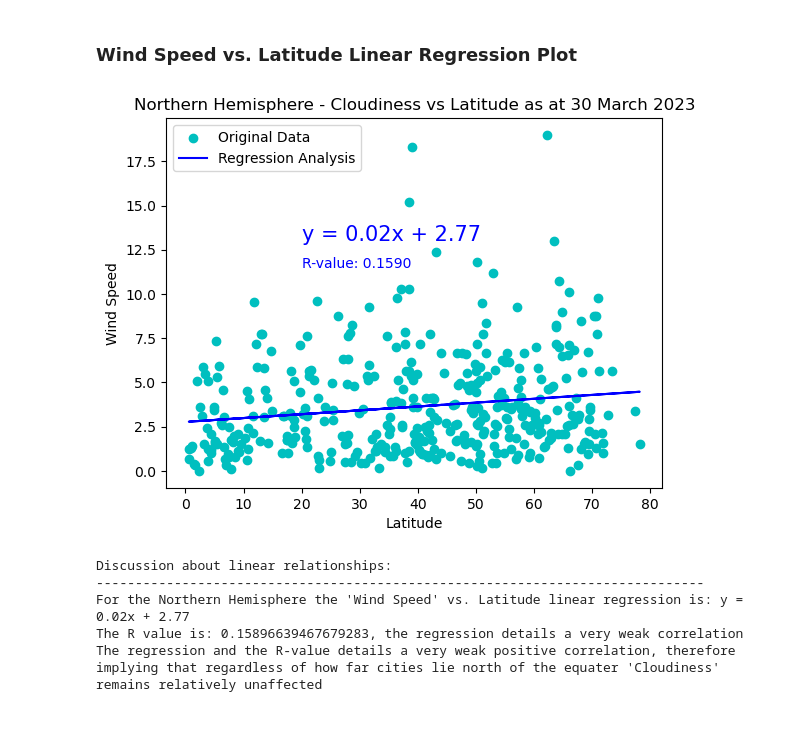
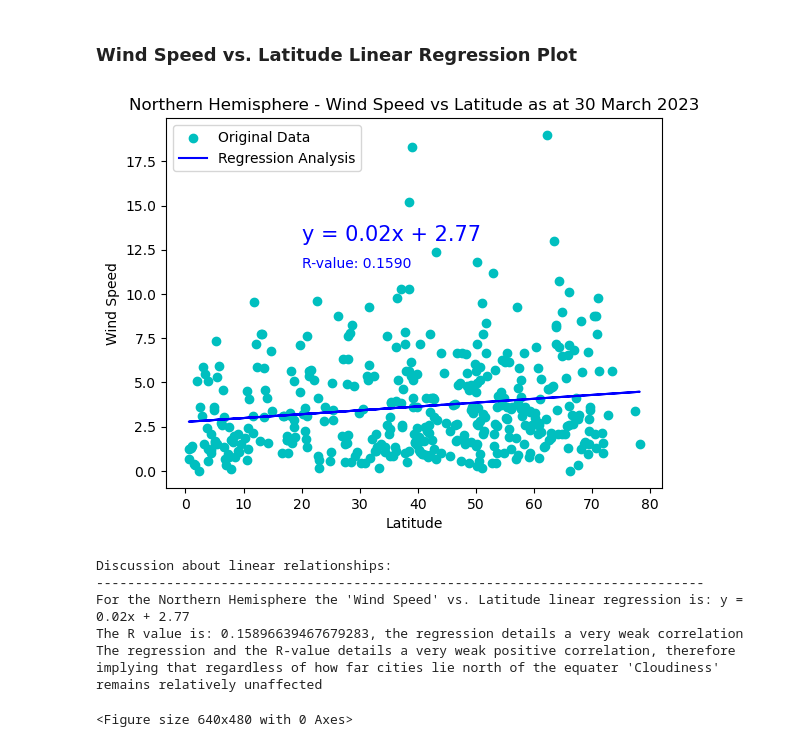
Before and after one commit to Akif23Hasan/API-Challenge, a Jupyter notebook: starter_code/WeatherPy.ipynb, the cells around one changed output. Saved outputs shown, nothing was run; the diff lists cells and outputs as text; code cells hidden in the pictures.

```diff
--- a/starter_code/WeatherPy.ipynb
+++ b/starter_code/WeatherPy.ipynb
@@ -567,39 +588,42 @@ The regression and the R-value details a very weak positive correlation, therefo
 # %%
 # Northern Hemisphere
 x = pd.to_numeric(northern_hemi_df['Lat']).astype(float)
 y = pd.to_numeric(northern_hemi_df['Wind Speed']).astype(float)
 
 #the equation
 linear_regression(x, y)
 
 # Regression plot
 regression_dict = linear_regression(x, y)
 plt.scatter(x,y, color = "c", label = "Original Data")
 plt.plot(x,regression_dict["regress_values"],"r-", color="b", label = "Regression Analysis")
 plt.legend()
 
 #regression format
 plt.annotate(regression_dict["regression"],(20,13),fontsize=15,color="b")
 plt.annotate("R-value: {:.4f}".format(regression_dict["rvalue"]), (20, 11.5), fontsize=10, color="b")
-plt.title("Northern Hemisphere - Cloudiness vs Latitude as at 30 March 2023")
+plt.title("Northern Hemisphere - Wind Speed vs Latitude as at 30 March 2023")
 plt.xlabel("Latitude")
 plt.ylabel("Wind Speed")
 plt.show()
 
+# Save the figure
+plt.savefig("../output_data/Fig-NorthernHemisphere-WindSpeedvsLatitudeRegression.png")
+
 #summary
 print(f"Discussion about linear relationships:")
 print(f"------------------------------------------------------------------------------")
-
 print(f"For the Northern Hemisphere the 'Wind Speed' vs. Latitude linear regression is: {regression_dict['regression']}")
 print(f"The R value is: {regression_dict['rvalue']}, the regression details a very weak correlation")
 print(f"The regression and the R-value details a very weak positive correlation, therefore implying that regardless of how far cities lie north of the equater 'Cloudiness' remains relatively unaffected")
 # %% [output]
-[figure, old version]
+[figure, new version]
 Discussion about linear relationships:
 ------------------------------------------------------------------------------
 For the Northern Hemisphere the 'Wind Speed' vs. Latitude linear regression is: y = 0.02x + 2.77
 The R value is: 0.15896639467679283, the regression details a very weak correlation
 The regression and the R-value details a very weak positive correlation, therefore implying that regardless of how far cities lie north of the equater 'Cloudiness' remains relatively unaffected
+<Figure size 640x480 with 0 Axes>
 # %%
 # Southern Hemisphere
 x = pd.to_numeric(southern_hemi_df['Lat']).astype(float)
```
Also changed, not shown: parts of 8 cells of this notebook, 9 other files.
